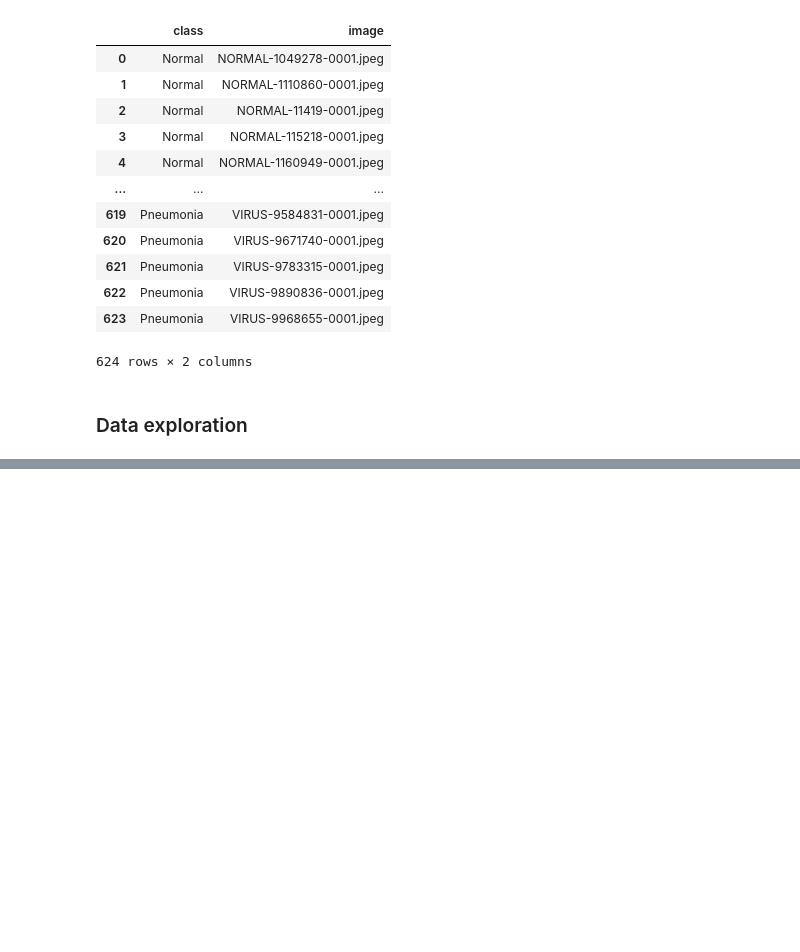
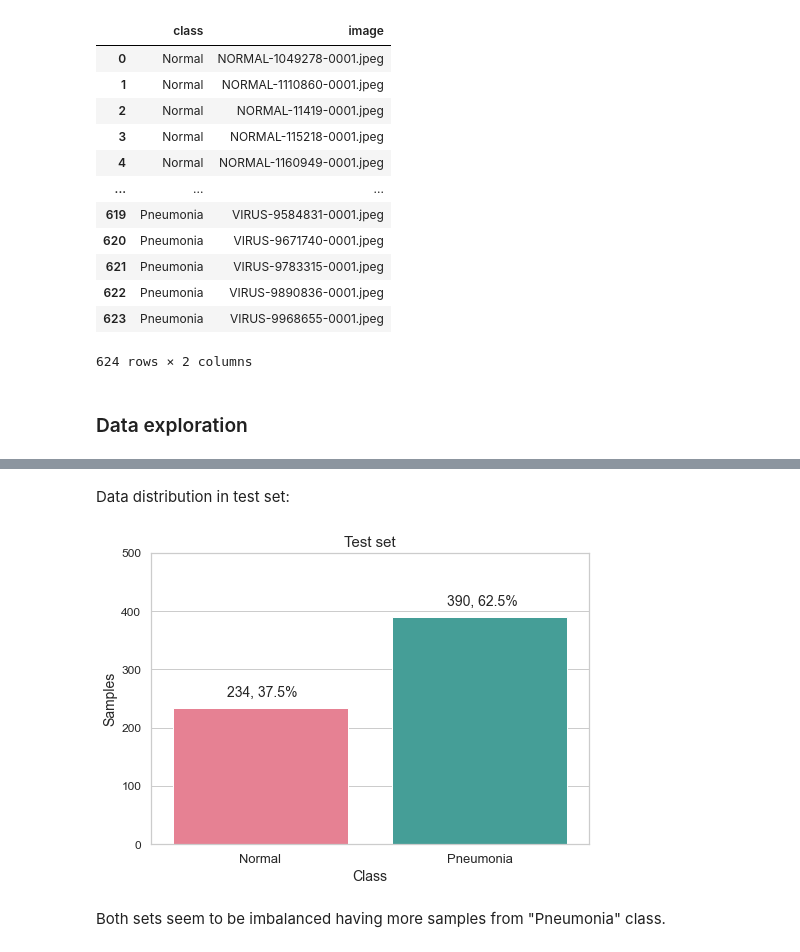
Before and after one commit to P-Pikula/Chest-X-Rays-Analysis, a Jupyter notebook: Chest-X-Rays-Analysis.ipynb, the cells around one changed output, grey strips where cells are left out. Cells and saved outputs as stored; diff of their text form; code cells hidden in the pictures; blank space fills up the shorter version.

```diff
--- a/Chest-X-Rays-Analysis.ipynb
+++ b/Chest-X-Rays-Analysis.ipynb
@@ -99,0 +125,22 @@ There are 5232 images in train dataset and 624 images in test dataset.
+# %% [markdown]
+Data distribution in test set:
+# %%
+plt.figure(figsize=(7,5))
+
+ax = sns.countplot(x='class', data=df_test, palette="husl")
+
+plt.title("Test set", fontsize=15)
+plt.xlabel("Class", fontsize= 14)
+plt.ylabel("Samples", fontsize= 14)
+plt.ylim(0,500)
+plt.xticks([0,1], ['Normal', 'Pneumonia'], fontsize = 13)
+
+for p in ax.patches:
+    ax.annotate((str(p.get_height()) + ", " + str(p.get_height() / len(df_test) * 100)[0:5] + "%"),
+                (p.get_x() + 0.25, p.get_height() + 20), fontsize = 14)
+
+plt.show()
+# %% [output]
+[figure, added]
+# %% [markdown]
+Both sets seem to be imbalanced having more samples from "Pneumonia" class.
```
Also changed, not shown: parts of 5 cells of this notebook.
